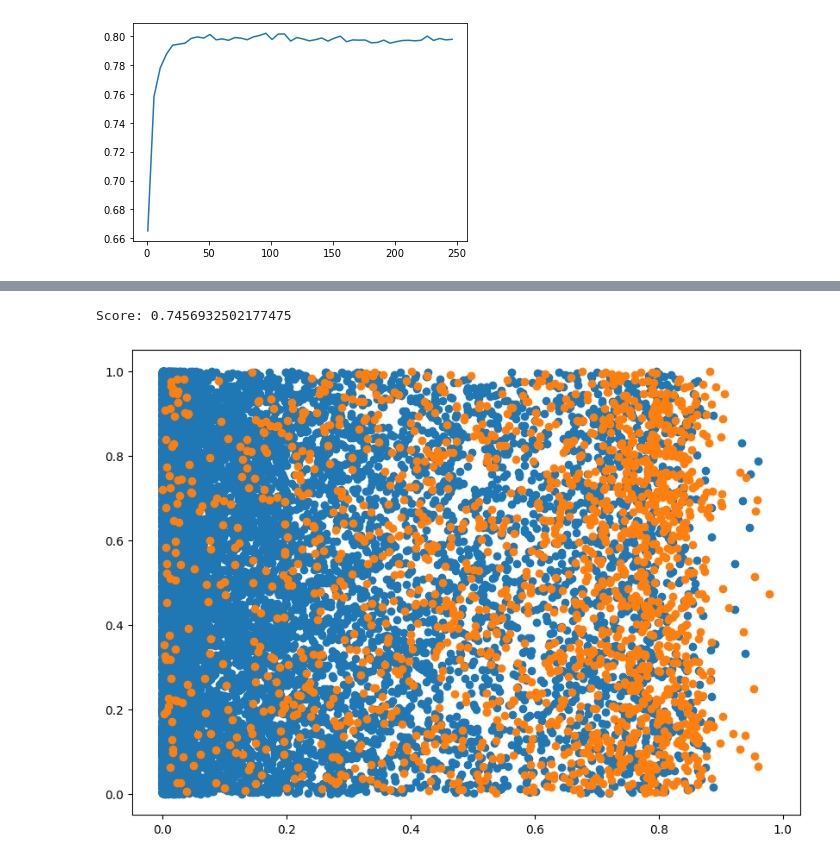
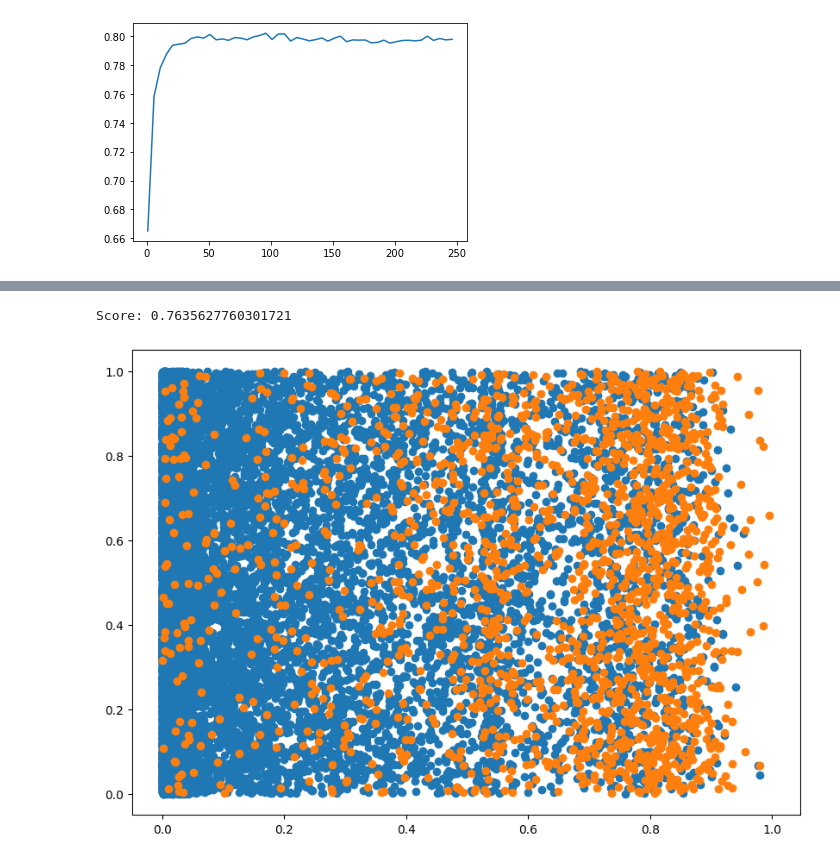
Before and after one commit to aruasouza/amcred, a Jupyter notebook: model.ipynb, the cells around one changed output, grey strips where cells are left out. Saved outputs shown, nothing was run; the diff lists cells and outputs as text; code cells hidden in the pictures.

```diff
--- a/model.ipynb
+++ b/model.ipynb
@@ -120,13 +120,13 @@ proba_plot(y_test,prediction,0.05)
 # %%
-xgb_model = XGBClassifier(scale_pos_weight = 3,max_depth = 2,eta = .4,).fit(x_train, y_train)
+xgb_model = XGBClassifier(scale_pos_weight = 4,max_depth = 3,eta = .3,).fit(x_train, y_train)
 prediction = xgb_model.predict_proba(x_test)[:,1]
 print('Score:',metric(y_test,prediction))
 plt.figure(figsize = (10,7))
 _ = plt.scatter(prediction[y_test == 0],np.random.rand(len(prediction[y_test == 0])))
 _ = plt.scatter(prediction[y_test == 1],np.random.rand(len(prediction[y_test == 1])))
 # %% [output]
-Score: 0.7456932502177475
+Score: 0.7635627760301721
-[figure, old version]
+[figure, new version]
 # %%
 proba_plot(y_test,prediction,0.05)
 # %% [output]
```
Also changed, not shown: parts of 10 cells of this notebook, 10 other files.
